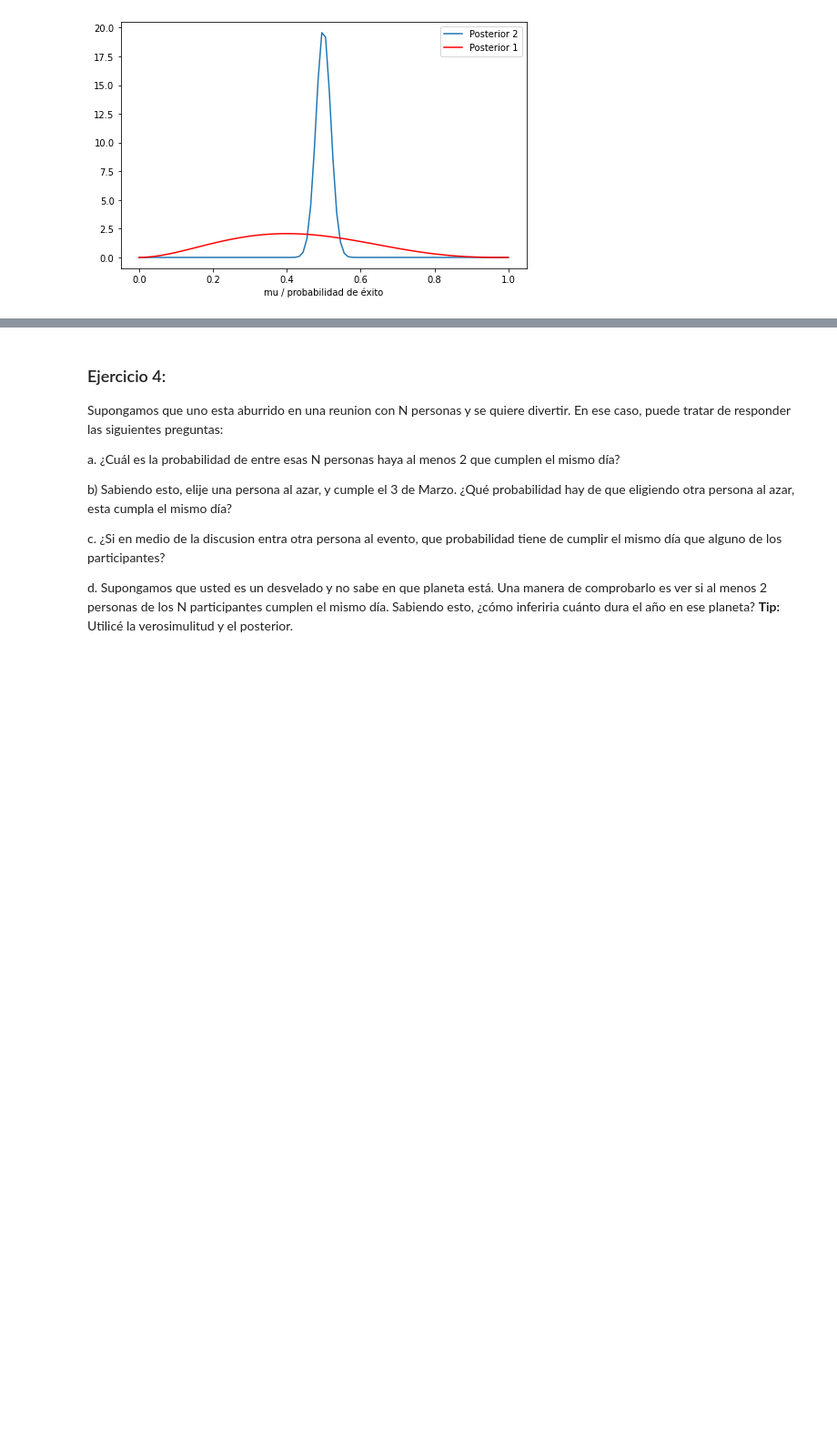
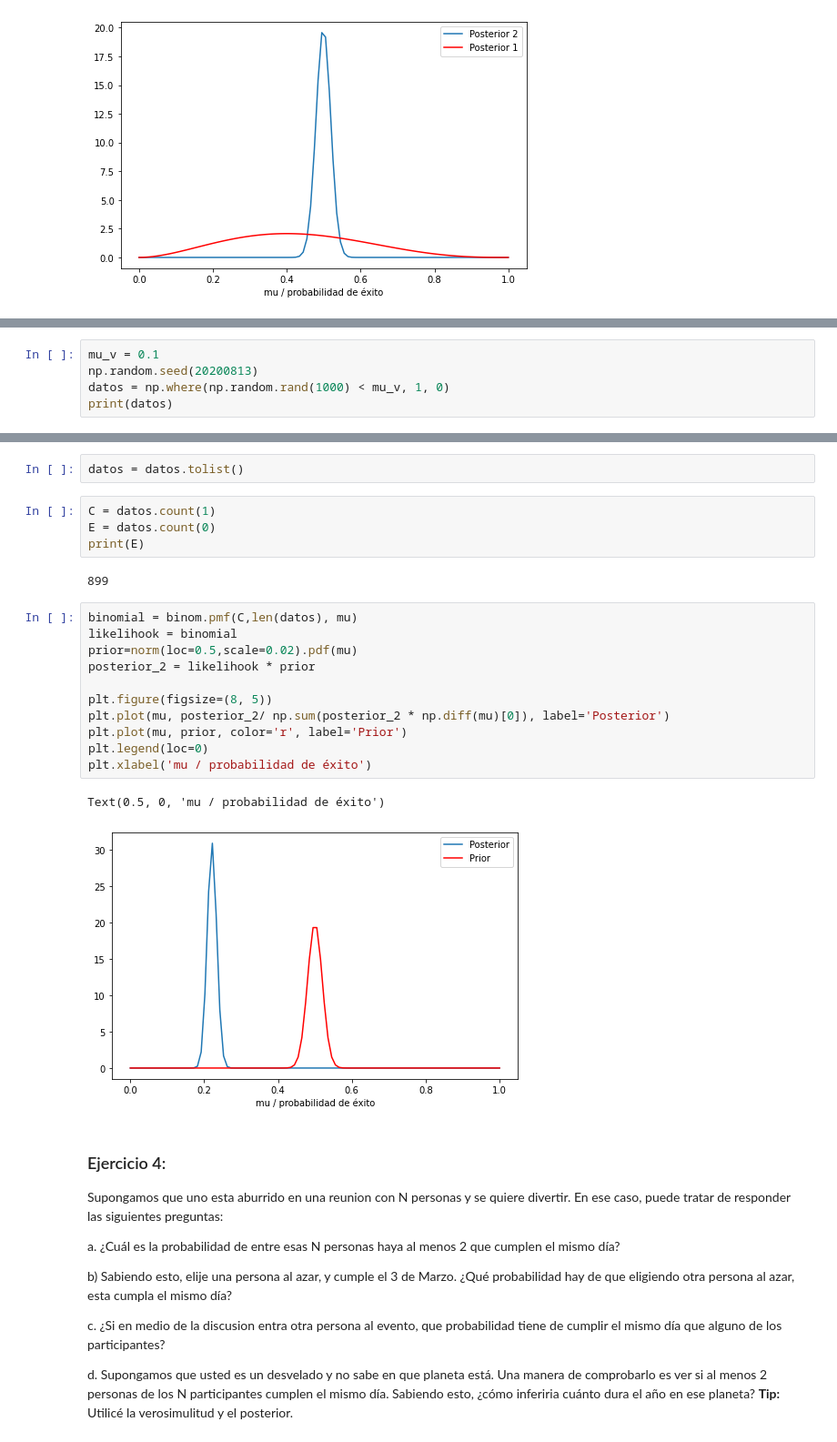
Before and after one commit to agustinfernandez/ML-UNSAM, a Jupyter notebook: Ejercicios_02_InferenciaBayesiana.ipynb, the cells around one changed output, grey strips where cells are left out. Shown: that part at 91% size. Saved outputs shown, nothing was run; the diff lists cells and outputs as text; blank space fills up the shorter version.

```diff
--- a/Ejercicios_02_InferenciaBayesiana.ipynb
+++ b/Ejercicios_02_InferenciaBayesiana.ipynb
@@ -219,0 +224,5 @@ Text(0.5, 0, 'mu / probabilidad de éxito')
+# %%
+mu_v = 0.1
+np.random.seed(20200813)
+datos = np.where(np.random.rand(1000) < mu_v, 1, 0)
+print(datos)
@@ -220,3 +247,25 @@ Text(0.5, 0, 'mu / probabilidad de éxito')
+# %%
+datos = datos.tolist()
+# %%
+C = datos.count(1)
+E = datos.count(0)
+print(E)
+# %% [output]
+899
+# %%
+binomial = binom.pmf(C,len(datos), mu)
+likelihook = binomial
+prior=norm(loc=0.5,scale=0.02).pdf(mu)
+posterior_2 = likelihook * prior
+
+plt.figure(figsize=(8, 5))
+plt.plot(mu, posterior_2/ np.sum(posterior_2 * np.diff(mu)[0]), label='Posterior')
+plt.plot(mu, prior, color='r', label='Prior')
+plt.legend(loc=0)
+plt.xlabel('mu / probabilidad de éxito')
+# %% [output]
+Text(0.5, 0, 'mu / probabilidad de éxito')
+[figure, added]
 # %% [markdown]
 ### Ejercicio 4:
 
```
Also changed, not shown: parts of 4 cells of this notebook.
